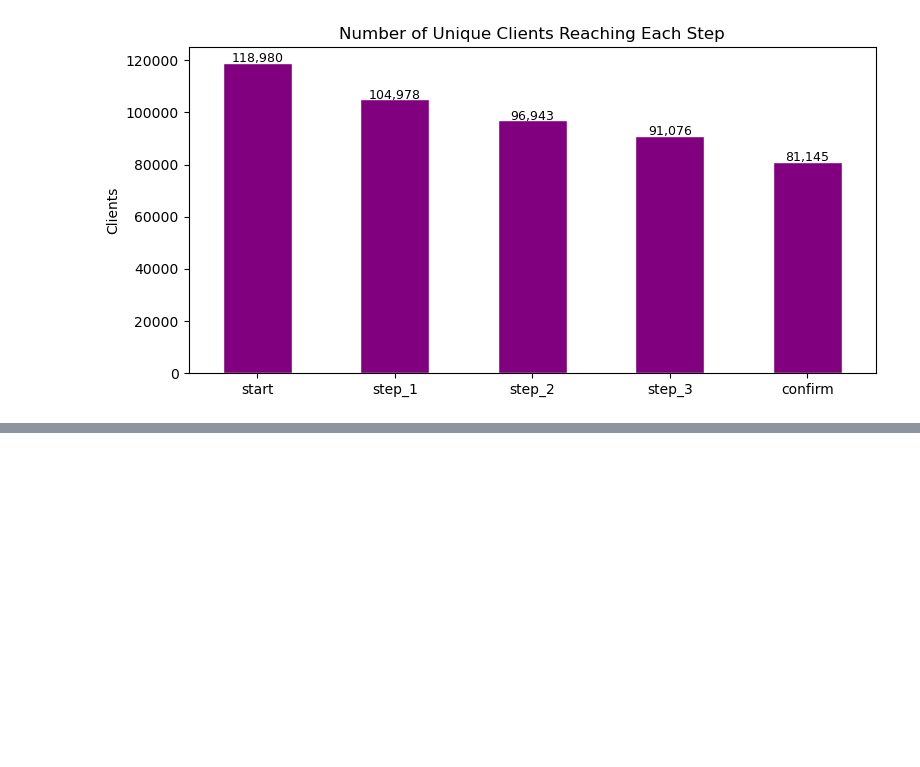
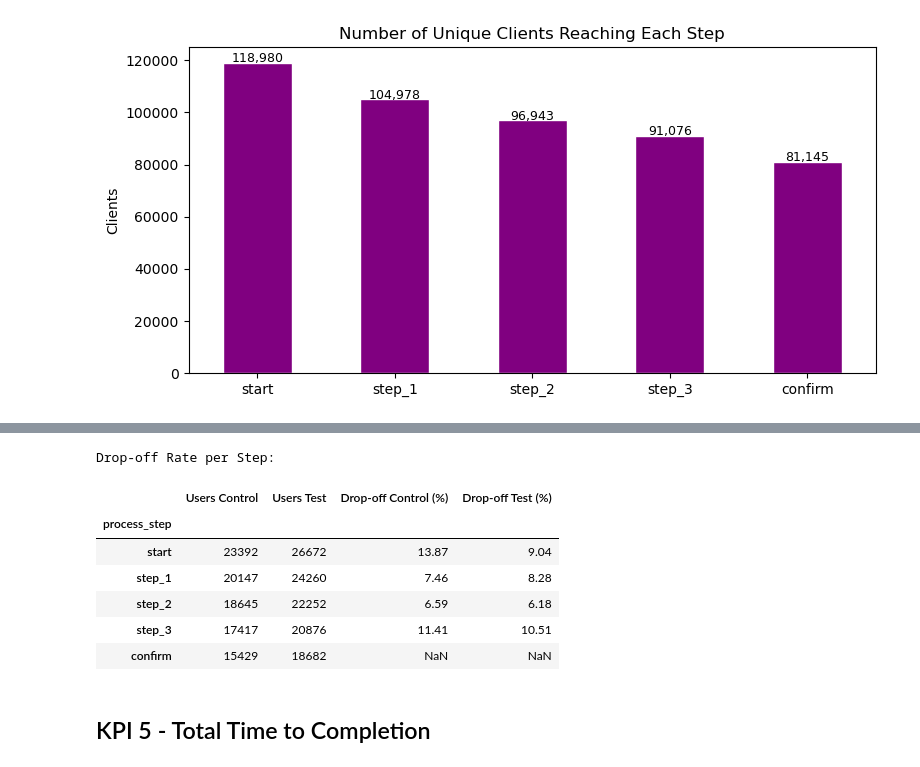
Before and after one commit to valeriaacevedog-arch/customer-experience-project, a Jupyter notebook: LGA_customer_exp.ipynb, the cells around one changed output, grey strips where cells are left out. Saved outputs shown, nothing was run; the diff lists cells and outputs as text; code cells hidden in the pictures; blank space fills up the shorter version.

```diff
--- a/LGA_customer_exp.ipynb
+++ b/LGA_customer_exp.ipynb
@@ -576,0 +599,34 @@ plt.show()
+# %%
+# 2. Reshape the table to have 'Control' and 'Test' as columns
+funnel_df = funnel.unstack(level='Variation')
+# %%
+# 3. Reorder the rows to reflect the logical funnel sequence
+step_order = ['start', 'step_1', 'step_2', 'step_3', 'confirm']
+funnel_df = funnel_df.reindex(step_order)
+# %%
+# 4. Time Travel (shift): Calculate the drop-off percentage
+# Formula: (Clients in current step - Clients in the NEXT step) / Clients in current step
+dropoff_control = (1 - (funnel_df['Control'].shift(-1) / funnel_df['Control'])) * 100
+dropoff_test = (1 - (funnel_df['Test'].shift(-1) / funnel_df['Test'])) * 100
+# %%
+# 5. Assemble the final master table for this KPI
+kpi_4_table = pd.DataFrame({
+    'Users Control': funnel_df['Control'],
+    'Users Test': funnel_df['Test'],
+    'Drop-off Control (%)': dropoff_control.round(2), # Round to 2 decimal places
+    'Drop-off Test (%)': dropoff_test.round(2)
+})
+# %%
+print("Drop-off Rate per Step:")
+kpi_4_table
+# %% [output]
+Drop-off Rate per Step:
+|  | Users Control | Users Test | Drop-off Control (%) | Drop-off Test (%) |
+| process_step |  |  |  |  |
+| start | 23392 | 26672 | 13.87 | 9.04 |
+| step_1 | 20147 | 24260 | 7.46 | 8.28 |
+| step_2 | 18645 | 22252 | 6.59 | 6.18 |
+| step_3 | 17417 | 20876 | 11.41 | 10.51 |
+| confirm | 15429 | 18682 | NaN | NaN |
+# %% [markdown]
+## KPI 5 - Total Time to Completion
```
Also changed, not shown: parts of 41 cells of this notebook, 1 other file.
